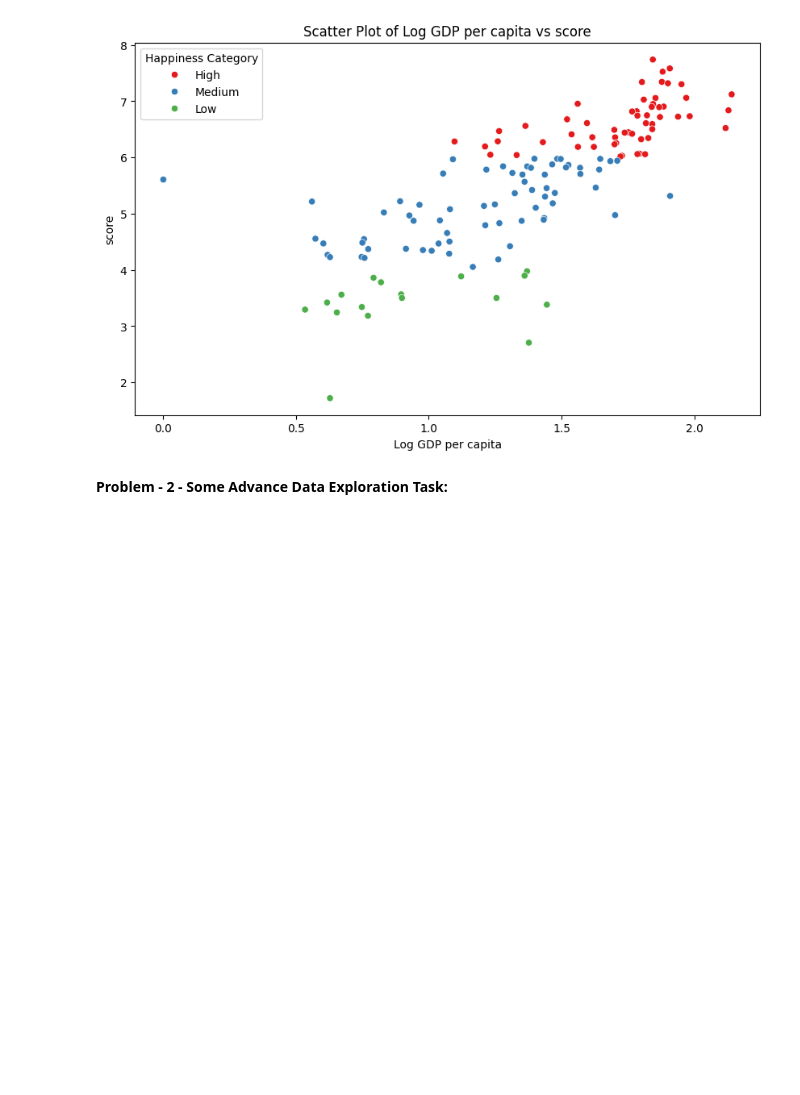
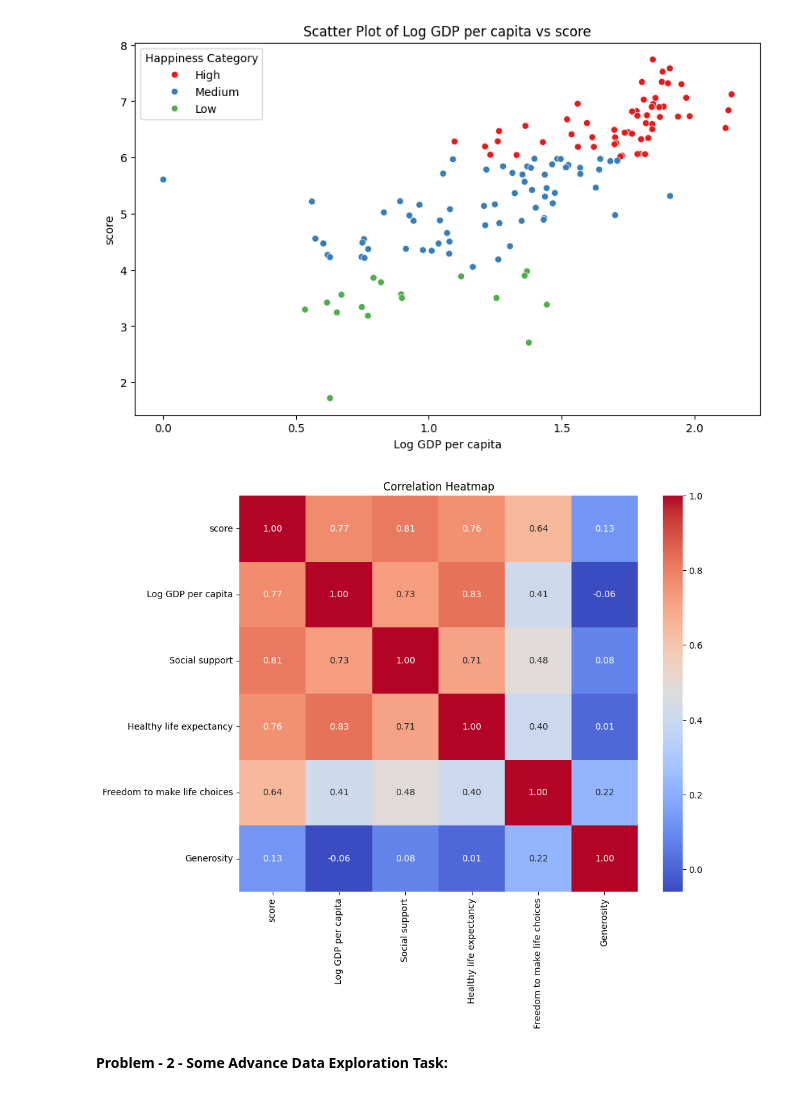
Before and after one commit to Devashishadhi91/Level-5_AI, a Jupyter notebook: Assignment_1_DevashishAdhikari_2358427.ipynb, the cells around one changed output. Drawn from its saved outputs; the diff is of its cells as text; code cells hidden in the pictures; blank space fills up the shorter version.

```diff
--- a/Assignment_1_DevashishAdhikari_2358427.ipynb
+++ b/Assignment_1_DevashishAdhikari_2358427.ipynb
@@ -197,6 +199,25 @@ Passing `palette` without assigning `hue` is deprecated and will be removed in v
 [figure]
 [figure]
 [figure]
+# %%
+import seaborn as sns
+import matplotlib.pyplot as plt
+
+# Assuming your DataFrame is named 'df'
+# Select the columns you want to include in the heatmap
+columns_for_heatmap = ['score', 'Log GDP per capita', 'Social support', 'Healthy life expectancy', 'Freedom to make life choices', 'Generosity']
+heatmap_data = df[columns_for_heatmap]
+
+# Calculate the correlation matrix
+correlation_matrix = heatmap_data.corr()
+
+# Create the heatmap
+plt.figure(figsize=(10, 8))  # Adjust figure size as needed
+sns.heatmap(correlation_matrix, annot=True, cmap='coolwarm', fmt=".2f")
+plt.title('Correlation Heatmap')
+plt.show()
+# %% [output]
+[figure, added]
 # %% [markdown]
 **Problem - 2 - Some Advance Data Exploration Task:**
 # %% [markdown]
```
Also changed, not shown: parts of 3 cells of this notebook.
